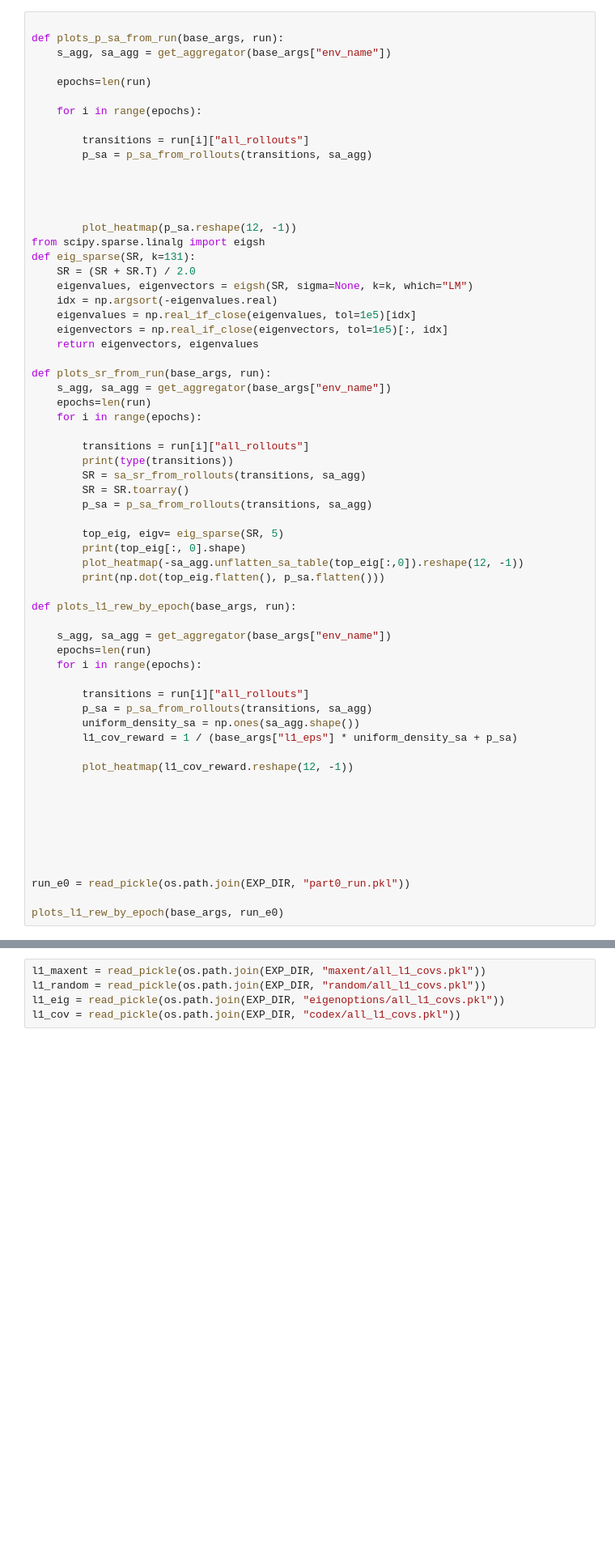
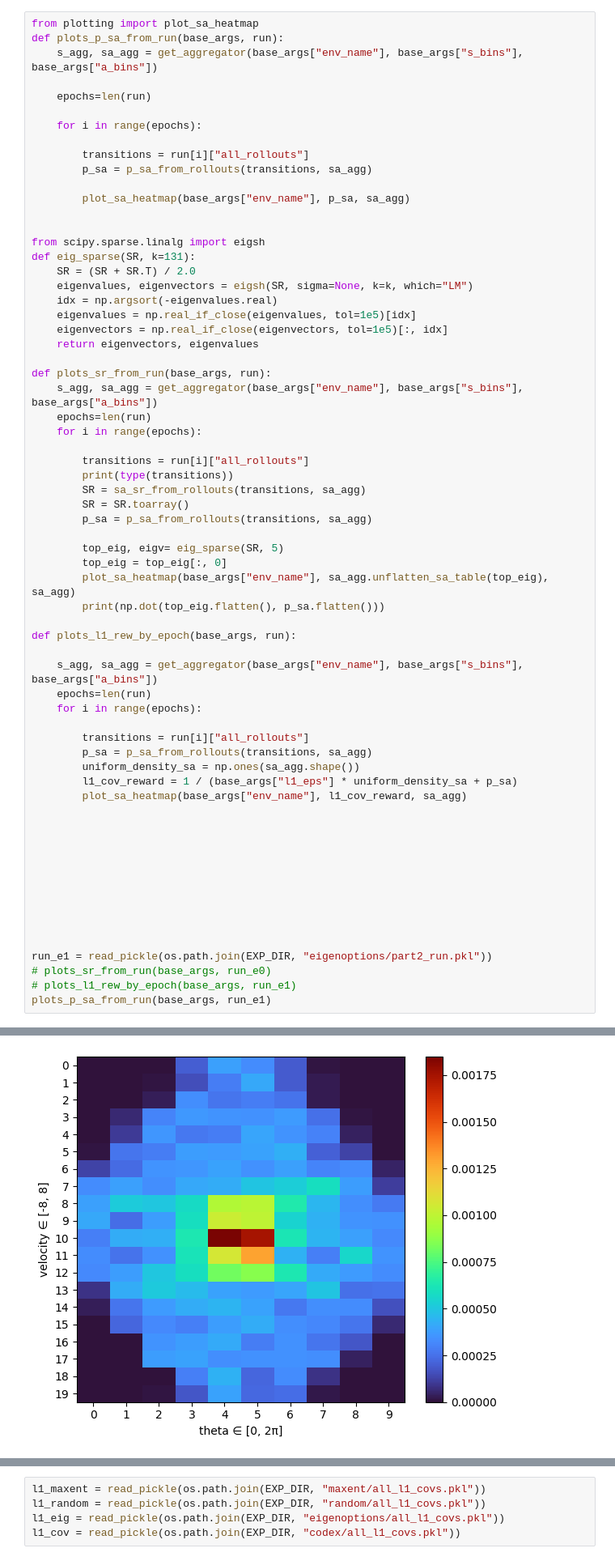
Before and after one commit to aaronma1/l1-cov, a Jupyter notebook: analysis.ipynb, the cells around one changed output, grey strips where cells are left out. Shown at 81% size. Saved outputs shown, nothing was run; the diff lists cells and outputs as text; blank space fills up the shorter version.

```diff
--- a/analysis.ipynb
+++ b/analysis.ipynb
@@ -118,7 +119,7 @@ plot_competing(usv_eig, usv_cov, usv_random, usv_maxent, labels=["eigenoptions",
 # %%
-
+from plotting import plot_sa_heatmap
 def plots_p_sa_from_run(base_args, run):
-    s_agg, sa_agg = get_aggregator(base_args["env_name"])
+    s_agg, sa_agg = get_aggregator(base_args["env_name"], base_args["s_bins"], base_args["a_bins"])
 
     epochs=len(run)
 
@@ -127,10 +128,9 @@ def plots_p_sa_from_run(base_args, run):
         transitions = run[i]["all_rollouts"]
         p_sa = p_sa_from_rollouts(transitions, sa_agg)
 
+        plot_sa_heatmap(base_args["env_name"], p_sa, sa_agg)
 
 
-
-        plot_heatmap(p_sa.reshape(12, -1))
 from scipy.sparse.linalg import eigsh
 def eig_sparse(SR, k=131):
     SR = (SR + SR.T) / 2.0
@@ -141,7 +141,7 @@ def eig_sparse(SR, k=131):
     return eigenvectors, eigenvalues
 
 def plots_sr_from_run(base_args, run):
-    s_agg, sa_agg = get_aggregator(base_args["env_name"])
+    s_agg, sa_agg = get_aggregator(base_args["env_name"], base_args["s_bins"], base_args["a_bins"])
     epochs=len(run)
     for i in range(epochs):
 
@@ -152,13 +152,13 @@ def plots_sr_from_run(base_args, run):
         p_sa = p_sa_from_rollouts(transitions, sa_agg)
 
         top_eig, eigv= eig_sparse(SR, 5)
-        print(top_eig[:, 0].shape)
-        plot_heatmap(-sa_agg.unflatten_sa_table(top_eig[:,0]).reshape(12, -1))
+        top_eig = top_eig[:, 0]
+        plot_sa_heatmap(base_args["env_name"], sa_agg.unflatten_sa_table(top_eig), sa_agg)
         print(np.dot(top_eig.flatten(), p_sa.flatten()))
 
 def plots_l1_rew_by_epoch(base_args, run):
 
-    s_agg, sa_agg = get_aggregator(base_args["env_name"])
+    s_agg, sa_agg = get_aggregator(base_args["env_name"], base_args["s_bins"], base_args["a_bins"])
     epochs=len(run)
     for i in range(epochs):
 
@@ -166,8 +166,7 @@ def plots_l1_rew_by_epoch(base_args, run):
         p_sa = p_sa_from_rollouts(transitions, sa_agg)
         uniform_density_sa = np.ones(sa_agg.shape())
         l1_cov_reward = 1 / (base_args["l1_eps"] * uniform_density_sa + p_sa)
-
-        plot_heatmap(l1_cov_reward.reshape(12, -1))
+        plot_sa_heatmap(base_args["env_name"], l1_cov_reward, sa_agg)
 
 
 
@@ -175,7 +174,11 @@ def plots_l1_rew_by_epoch(base_args, run):
 
 
 
-run_e0 = read_pickle(os.path.join(EXP_DIR, "part0_run.pkl"))
 
-plots_l1_rew_by_epoch(base_args, run_e0)
+
+
+run_e1 = read_pickle(os.path.join(EXP_DIR, "eigenoptions/part2_run.pkl"))
+# plots_sr_from_run(base_args, run_e0)
+# plots_l1_rew_by_epoch(base_args, run_e1)
+plots_p_sa_from_run(base_args, run_e1)
 # %% [output]
@@ -182,0 +186 @@ NameError: name 'read_pickle' is not defined
+[figure, added]
```
Also changed, not shown: parts of 4 cells of this notebook, 17 other files.
